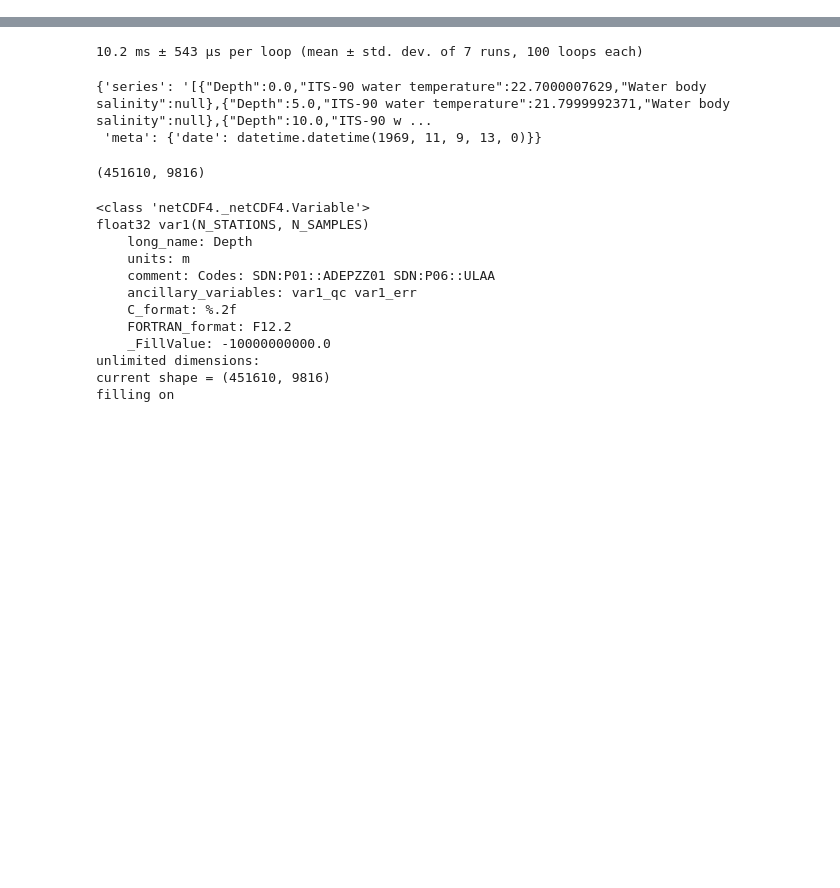
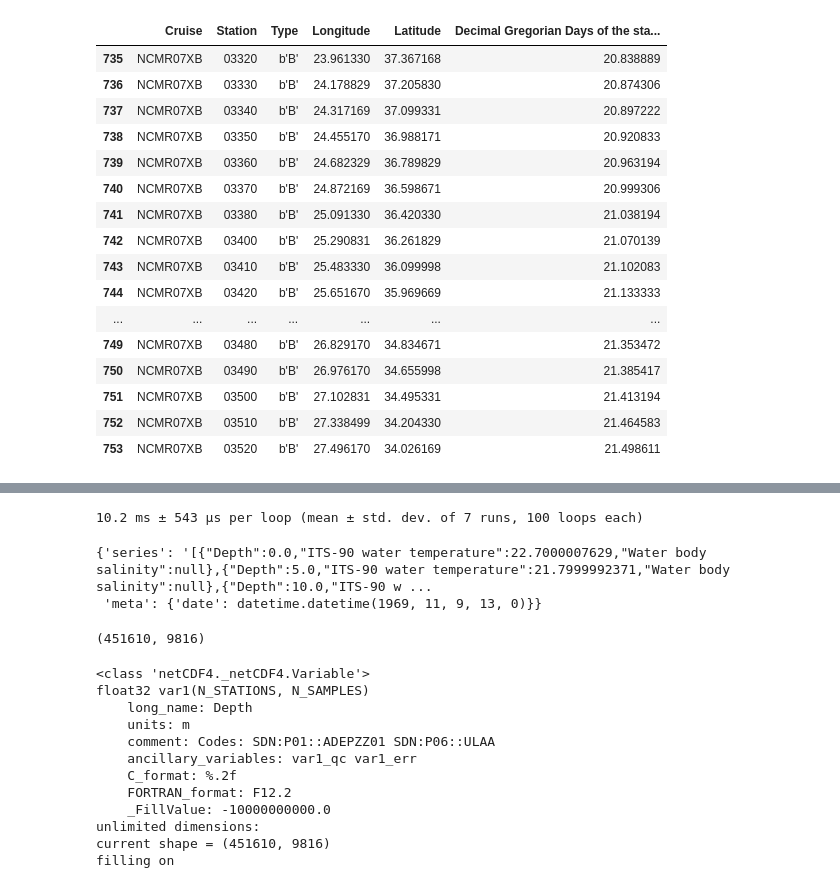
Before and after one commit to openearth/sdc-visualization, a Jupyter notebook: notebooks/timeseries.ipynb, the cells around one changed output, grey strips where cells are left out. Saved outputs shown, nothing was run; the diff lists cells and outputs as text; code cells hidden in the pictures; blank space fills up the shorter version.

```diff
--- a/notebooks/timeseries.ipynb
+++ b/notebooks/timeseries.ipynb
@@ -44,0 +89,20 @@ cdi_ids = netCDF4.chartostring(ds.variables['metavar4'][:])
+# %%
+df[df.Cruise == selected_B.iloc[0].Cruise]
+# %% [output]
+|  | Cruise | Station | Type | Longitude | Latitude | Decimal Gregorian Days of the sta... |
+| 735 | NCMR07XB | 03320 | b'B' | 23.961330 | 37.367168 | 20.838889 |
+| 736 | NCMR07XB | 03330 | b'B' | 24.178829 | 37.205830 | 20.874306 |
+| 737 | NCMR07XB | 03340 | b'B' | 24.317169 | 37.099331 | 20.897222 |
+| 738 | NCMR07XB | 03350 | b'B' | 24.455170 | 36.988171 | 20.920833 |
+| 739 | NCMR07XB | 03360 | b'B' | 24.682329 | 36.789829 | 20.963194 |
+| 740 | NCMR07XB | 03370 | b'B' | 24.872169 | 36.598671 | 20.999306 |
+| 741 | NCMR07XB | 03380 | b'B' | 25.091330 | 36.420330 | 21.038194 |
+| 742 | NCMR07XB | 03400 | b'B' | 25.290831 | 36.261829 | 21.070139 |
+| 743 | NCMR07XB | 03410 | b'B' | 25.483330 | 36.099998 | 21.102083 |
+| 744 | NCMR07XB | 03420 | b'B' | 25.651670 | 35.969669 | 21.133333 |
+| ... | ... | ... | ... | ... | ... | ... |
+| 749 | NCMR07XB | 03480 | b'B' | 26.829170 | 34.834671 | 21.353472 |
+| 750 | NCMR07XB | 03490 | b'B' | 26.976170 | 34.655998 | 21.385417 |
+| 751 | NCMR07XB | 03500 | b'B' | 27.102831 | 34.495331 | 21.413194 |
+| 752 | NCMR07XB | 03510 | b'B' | 27.338499 | 34.204330 | 21.464583 |
+| 753 | NCMR07XB | 03520 | b'B' | 27.496170 | 34.026169 | 21.498611 |
```
Also changed, not shown: parts of 16 cells of this notebook.
